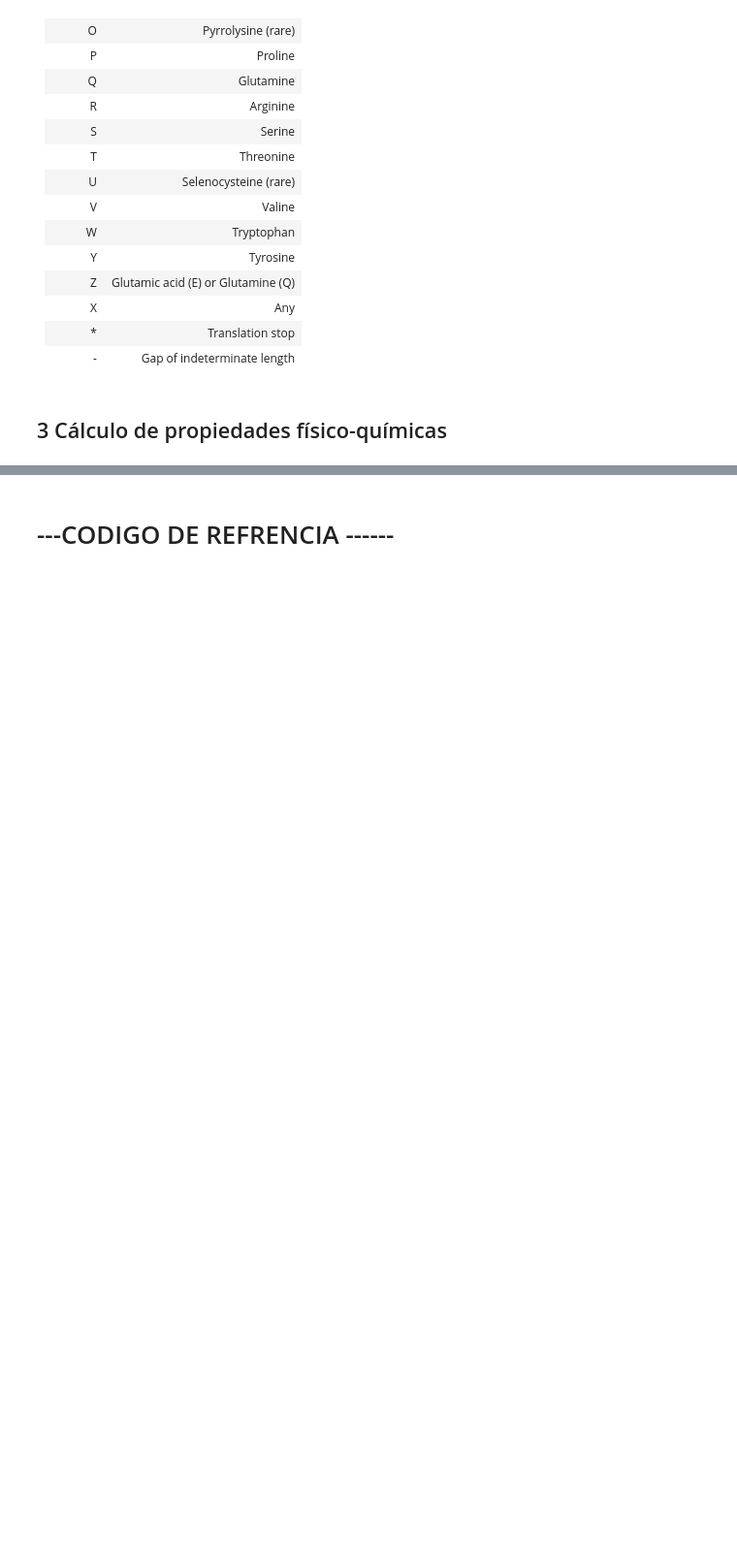
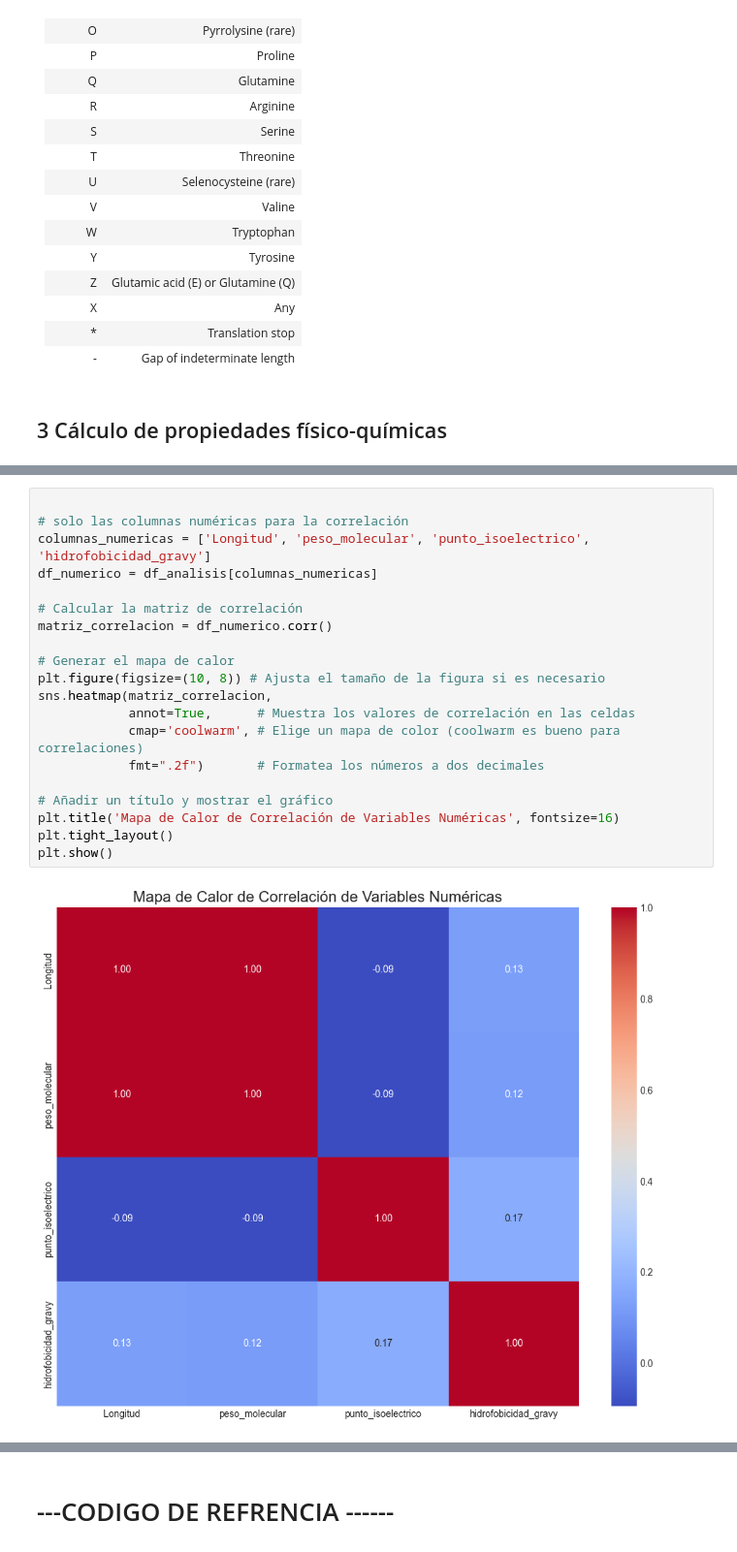
Before and after one commit to Julio21-ai/glp-1_drug_discovery, a Jupyter notebook: notebooks/Avance 1.ipynb, the cells around one changed output, grey strips where cells are left out. Shown at 97% size. Saved outputs shown, nothing was run; the diff lists cells and outputs as text; blank space fills up the shorter version.

```diff
--- a/notebooks/Avance 1.ipynb
+++ b/notebooks/Avance 1.ipynb
@@ -547,0 +581,22 @@ max     134336.872000           11.429680              0.398714
+# %%
+
+# solo las columnas numéricas para la correlación
+columnas_numericas = ['Longitud', 'peso_molecular', 'punto_isoelectrico', 'hidrofobicidad_gravy']
+df_numerico = df_analisis[columnas_numericas]
+
+# Calcular la matriz de correlación
+matriz_correlacion = df_numerico.corr()
+
+# Generar el mapa de calor
+plt.figure(figsize=(10, 8)) # Ajusta el tamaño de la figura si es necesario
+sns.heatmap(matriz_correlacion,
+            annot=True,      # Muestra los valores de correlación en las celdas
+            cmap='coolwarm', # Elige un mapa de color (coolwarm es bueno para correlaciones)
+            fmt=".2f")       # Formatea los números a dos decimales
+
+# Añadir un título y mostrar el gráfico
+plt.title('Mapa de Calor de Correlación de Variables Numéricas', fontsize=16)
+plt.tight_layout()
+plt.show()
+# %% [output]
+[figure, added]
```
Also changed, not shown: parts of 18 cells of this notebook, 2 other files.
